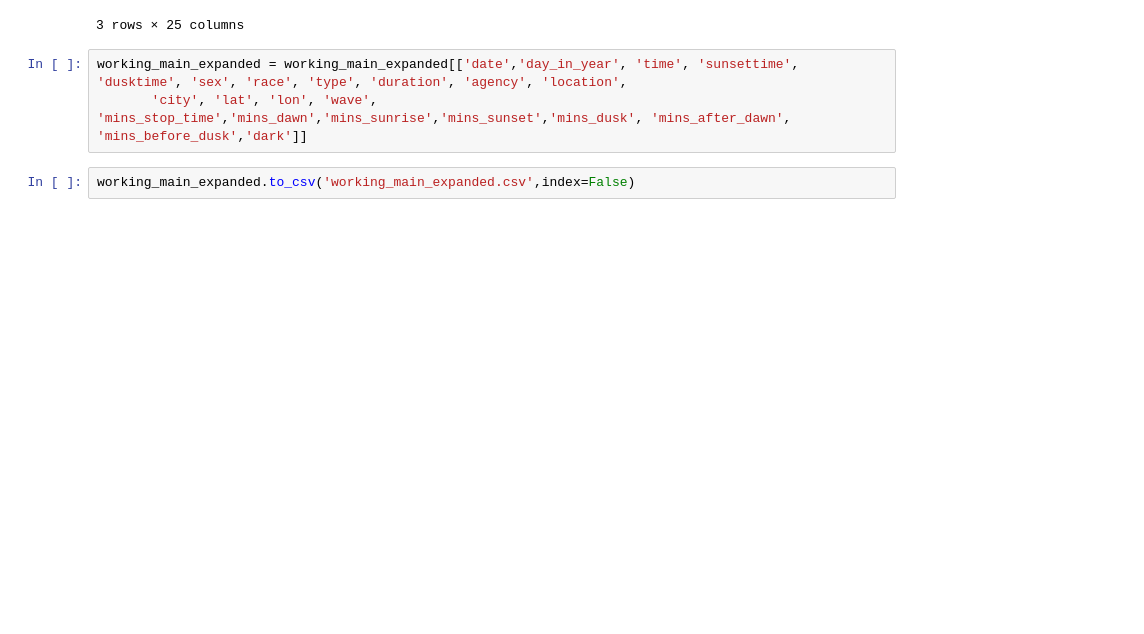
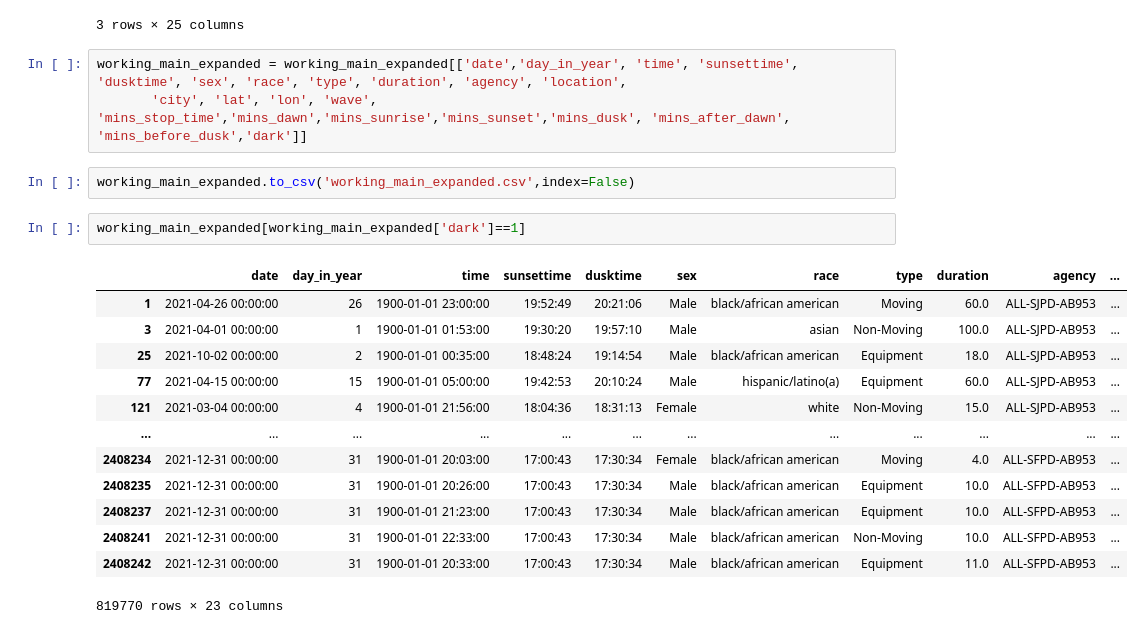
Before and after one commit to kch0p/senior-thesis-pretextual-stops, a Jupyter notebook: Notebooks/dusk_mins.ipynb, the cells around one changed output. Drawn from its saved outputs; the diff is of its cells as text; blank space fills up the shorter version.

```diff
--- a/Notebooks/dusk_mins.ipynb
+++ b/Notebooks/dusk_mins.ipynb
@@ -333,3 +333,19 @@ working_main_expanded = working_main_expanded[['date','day_in_year', 'time', 'su
        'city', 'lat', 'lon', 'wave', 'mins_stop_time','mins_dawn','mins_sunrise','mins_sunset','mins_dusk', 'mins_after_dawn', 'mins_before_dusk','dark']]
 # %%
 working_main_expanded.to_csv('working_main_expanded.csv',index=False)
+# %%
+working_main_expanded[working_main_expanded['dark']==1]
+# %% [output]
+|  | date | day_in_year | time | sunsettime | dusktime | sex | race | type | duration | agency | ... |
+| 1 | 2021-04-26 00:00:00 | 26 | 1900-01-01 23:00:00 | 19:52:49 | 20:21:06 | Male | black/african american | Moving | 60.0 | ALL-SJPD-AB953 | ... |
+| 3 | 2021-04-01 00:00:00 | 1 | 1900-01-01 01:53:00 | 19:30:20 | 19:57:10 | Male | asian | Non-Moving | 100.0 | ALL-SJPD-AB953 | ... |
+| 25 | 2021-10-02 00:00:00 | 2 | 1900-01-01 00:35:00 | 18:48:24 | 19:14:54 | Male | black/african american | Equipment | 18.0 | ALL-SJPD-AB953 | ... |
+| 77 | 2021-04-15 00:00:00 | 15 | 1900-01-01 05:00:00 | 19:42:53 | 20:10:24 | Male | hispanic/latino(a) | Equipment | 60.0 | ALL-SJPD-AB953 | ... |
+| 121 | 2021-03-04 00:00:00 | 4 | 1900-01-01 21:56:00 | 18:04:36 | 18:31:13 | Female | white | Non-Moving | 15.0 | ALL-SJPD-AB953 | ... |
+| ... | ... | ... | ... | ... | ... | ... | ... | ... | ... | ... | ... |
+| 2408234 | 2021-12-31 00:00:00 | 31 | 1900-01-01 20:03:00 | 17:00:43 | 17:30:34 | Female | black/african american | Moving | 4.0 | ALL-SFPD-AB953 | ... |
+| 2408235 | 2021-12-31 00:00:00 | 31 | 1900-01-01 20:26:00 | 17:00:43 | 17:30:34 | Male | black/african american | Equipment | 10.0 | ALL-SFPD-AB953 | ... |
+| 2408237 | 2021-12-31 00:00:00 | 31 | 1900-01-01 21:23:00 | 17:00:43 | 17:30:34 | Male | black/african american | Equipment | 10.0 | ALL-SFPD-AB953 | ... |
+| 2408241 | 2021-12-31 00:00:00 | 31 | 1900-01-01 22:33:00 | 17:00:43 | 17:30:34 | Male | black/african american | Non-Moving | 10.0 | ALL-SFPD-AB953 | ... |
+| 2408242 | 2021-12-31 00:00:00 | 31 | 1900-01-01 20:33:00 | 17:00:43 | 17:30:34 | Male | black/african american | Equipment | 11.0 | ALL-SFPD-AB953 | ... |
+819770 rows × 23 columns
```
Also changed, not shown: 2 other files.
